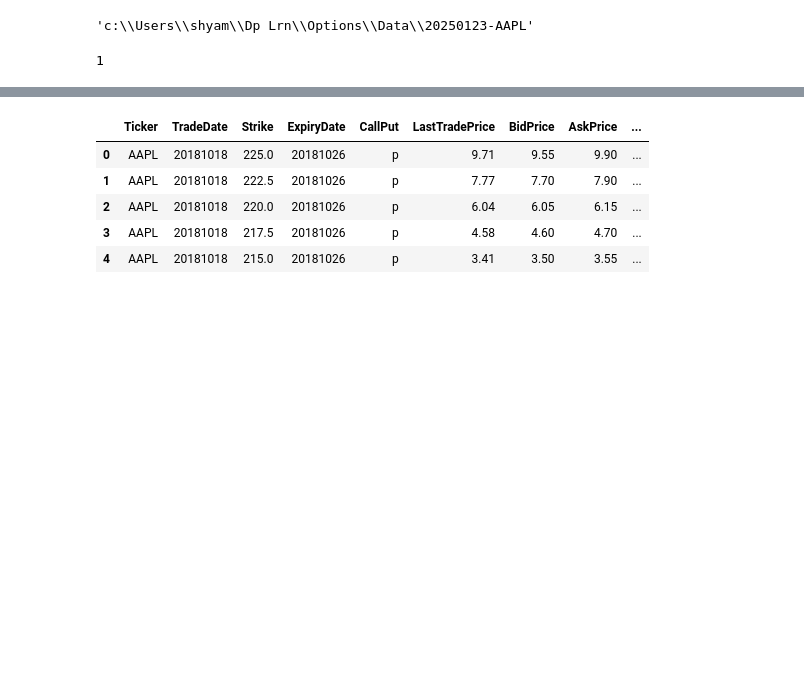
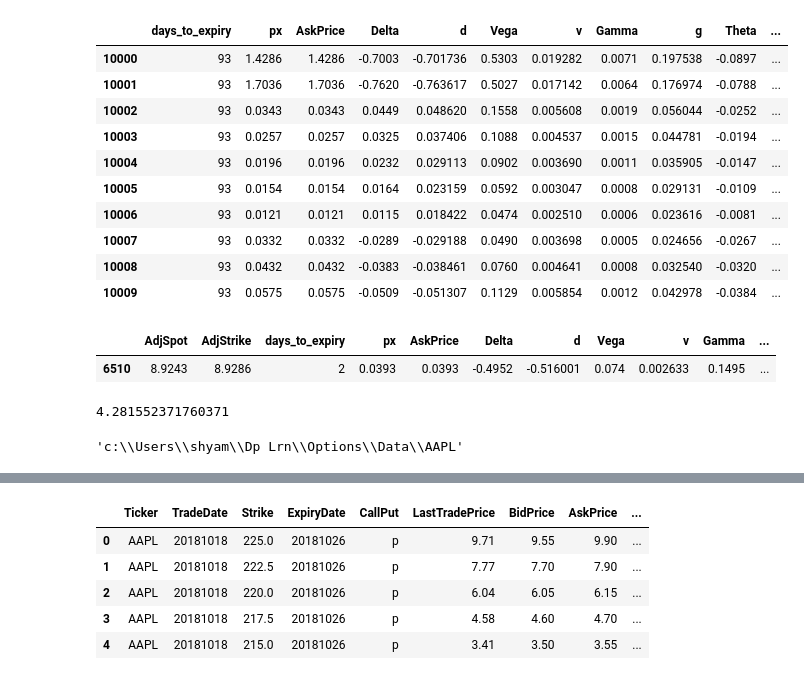
Before and after one commit to UniAnlxnshyam/Options, a Jupyter notebook: AAPL.ipynb, the cells around one changed output, grey strips where cells are left out. Saved outputs shown, nothing was run; the diff lists cells and outputs as text; code cells hidden in the pictures; blank space fills up the shorter version.

```diff
--- a/AAPL.ipynb
+++ b/AAPL.ipynb
@@ -18,0 +28,20 @@ os.listdir(os.getcwd())
+# %%
+def compute_px(flag,adjspot,days_to_expiry,risk_free_rate,stk,imp_vol):
+        days =365
+
+
+        px = bs(flag,adjspot,stk,days_to_expiry/days,risk_free_rate,imp_vol)
+        valid_px = .0004
+        if px<=valid_px:
+                px = valid_px
+        if days_to_expiry == 0:
+                d=g=v=th=rh = 0
+        else:
+        #print(px)
+                d = delta(flag,adjspot,stk,days_to_expiry/days,risk_free_rate,imp_vol)
+                g = gamma(flag,adjspot,stk,days_to_expiry/days,risk_free_rate,imp_vol)
+                v = vega(flag,adjspot,stk,days_to_expiry/days,risk_free_rate,imp_vol)
+                th = theta(flag,adjspot,stk,days_to_expiry/days,risk_free_rate,imp_vol)
+                rh = rho(flag,adjspot,stk,days_to_expiry/days,risk_free_rate,imp_vol)
+
+        return (px, d,g,v,th,rh)
@@ -19,11 +78,30 @@ os.listdir(os.getcwd())
+# %%
+df[['days_to_expiry','px','AskPrice','Delta','d','Vega','v','Gamma','g','Theta','th','Rho','rh']].iloc[10000:10010]
+# %% [output]
+|  | days_to_expiry | px | AskPrice | Delta | d | Vega | v | Gamma | g | Theta | ... |
+| 10000 | 93 | 1.4286 | 1.4286 | -0.7003 | -0.701736 | 0.5303 | 0.019282 | 0.0071 | 0.197538 | -0.0897 | ... |
+| 10001 | 93 | 1.7036 | 1.7036 | -0.7620 | -0.763617 | 0.5027 | 0.017142 | 0.0064 | 0.176974 | -0.0788 | ... |
+| 10002 | 93 | 0.0343 | 0.0343 | 0.0449 | 0.048620 | 0.1558 | 0.005608 | 0.0019 | 0.056044 | -0.0252 | ... |
+| 10003 | 93 | 0.0257 | 0.0257 | 0.0325 | 0.037406 | 0.1088 | 0.004537 | 0.0015 | 0.044781 | -0.0194 | ... |
+| 10004 | 93 | 0.0196 | 0.0196 | 0.0232 | 0.029113 | 0.0902 | 0.003690 | 0.0011 | 0.035905 | -0.0147 | ... |
+| 10005 | 93 | 0.0154 | 0.0154 | 0.0164 | 0.023159 | 0.0592 | 0.003047 | 0.0008 | 0.029131 | -0.0109 | ... |
+| 10006 | 93 | 0.0121 | 0.0121 | 0.0115 | 0.018422 | 0.0474 | 0.002510 | 0.0006 | 0.023616 | -0.0081 | ... |
+| 10007 | 93 | 0.0332 | 0.0332 | -0.0289 | -0.029188 | 0.0490 | 0.003698 | 0.0005 | 0.024656 | -0.0267 | ... |
+| 10008 | 93 | 0.0432 | 0.0432 | -0.0383 | -0.038461 | 0.0760 | 0.004641 | 0.0008 | 0.032540 | -0.0320 | ... |
+| 10009 | 93 | 0.0575 | 0.0575 | -0.0509 | -0.051307 | 0.1129 | 0.005854 | 0.0012 | 0.042978 | -0.0384 | ... |
+# %%
+df[df.g == df.g.max()][['AdjSpot','AdjStrike','days_to_expiry','px','AskPrice','Delta','d','Vega','v','Gamma','g','Theta','th','Rho','rh','CallPut']]
+# %% [output]
+|  | AdjSpot | AdjStrike | days_to_expiry | px | AskPrice | Delta | d | Vega | v | Gamma | ... |
+| 6510 | 8.9243 | 8.9286 | 2 | 0.0393 | 0.0393 | -0.4952 | -0.516001 | 0.074 | 0.002633 | 0.1495 | ... |
+# %%
+df.g.max()
+# %% [output]
+4.281552371760371
 # %%
-base_path = os.path.join(os.getcwd(),'Data','20250123-AAPL')
+base_path = os.path.join(os.getcwd(),'Data','AAPL')
 base_path
 # %% [output]
-'c:\\Users\\shyam\\Dp Lrn\\Options\\Data\\20250123-AAPL'
+'c:\\Users\\shyam\\Dp Lrn\\Options\\Data\\AAPL'
-# %%
-print(1)
-# %% [output]
-1
 # %%
 df = pd.read_csv(os.path.join(base_path,'Options_AAPL_Monthly.csv'))
```
Also changed, not shown: parts of 28 cells of this notebook, 8 other files.
